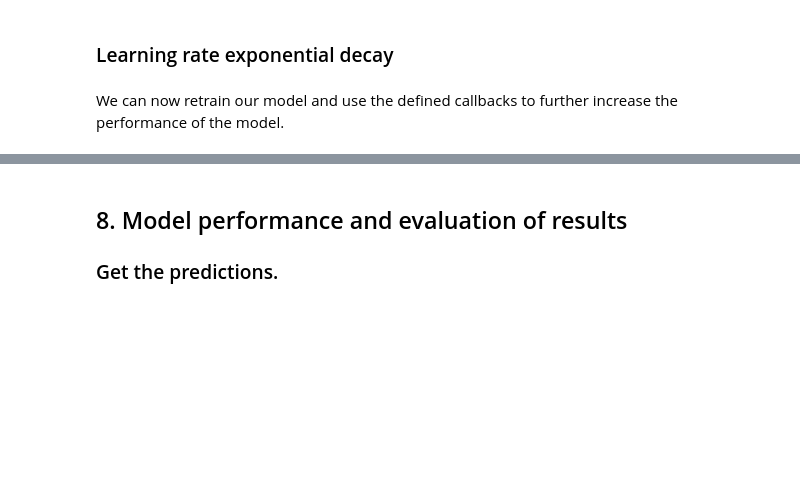
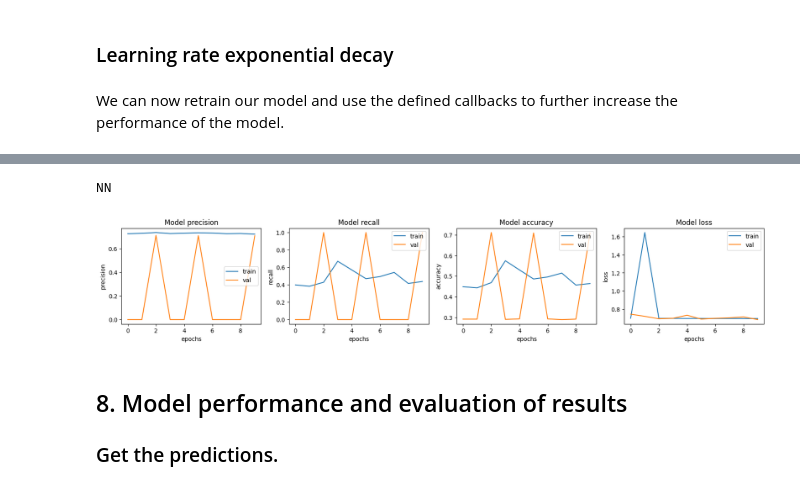
Before and after one commit to leeeaaa/PneumoniaDetection, a Jupyter notebook: TensorflowPneunomialDetection.ipynb, the cells around one changed output, grey strips where cells are left out. Saved outputs shown, nothing was run; the diff lists cells and outputs as text; code cells hidden in the pictures; blank space fills up the shorter version.

```diff
--- a/TensorflowPneunomialDetection.ipynb
+++ b/TensorflowPneunomialDetection.ipynb
@@ -578,15 +663,18 @@ for i, met in enumerate(['precision', 'recall', 'accuracy', 'loss']):
 # %%
 print("\nNN")
 fig, ax = plt.subplots(1, 4, figsize=(20, 3))
 ax = ax.ravel()
 
 for i, met in enumerate(['precision', 'recall', 'accuracy', 'loss']):
-    ax[i].plot(CNN_history.history[met])
-    ax[i].plot(CNN_history.history['val_' + met])
+    ax[i].plot(NN_history.history[met])
+    ax[i].plot(NN_history.history['val_' + met])
     ax[i].set_title('Model {}'.format(met))
     ax[i].set_xlabel('epochs')
     ax[i].set_ylabel(met)
     ax[i].legend(['train', 'val'])
+# %% [output]
+NN
+[figure, added]
 # %% [markdown]
 ## 8. Model performance and evaluation of results
 
```
Also changed, not shown: parts of 28 cells of this notebook, 2 other files.
